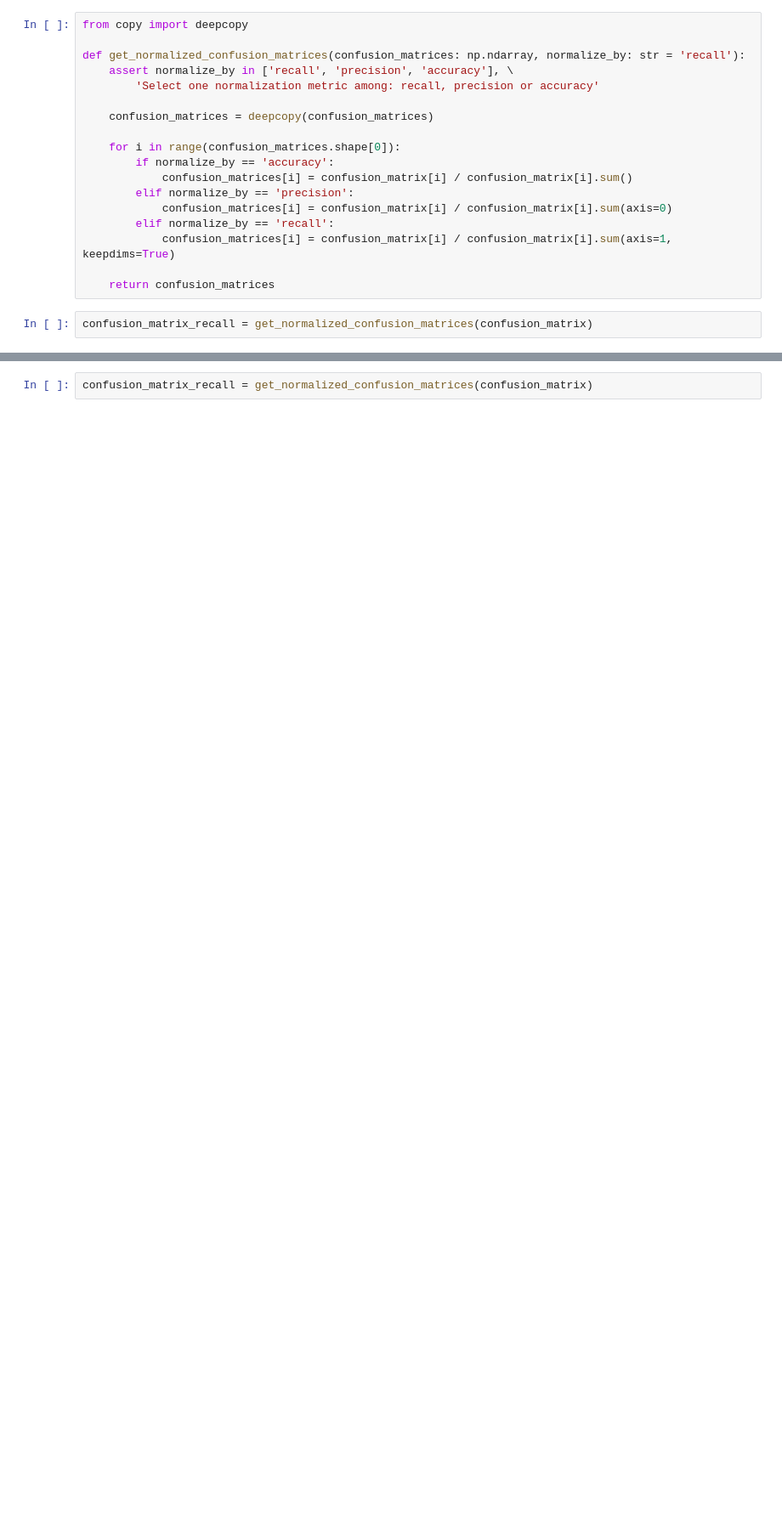
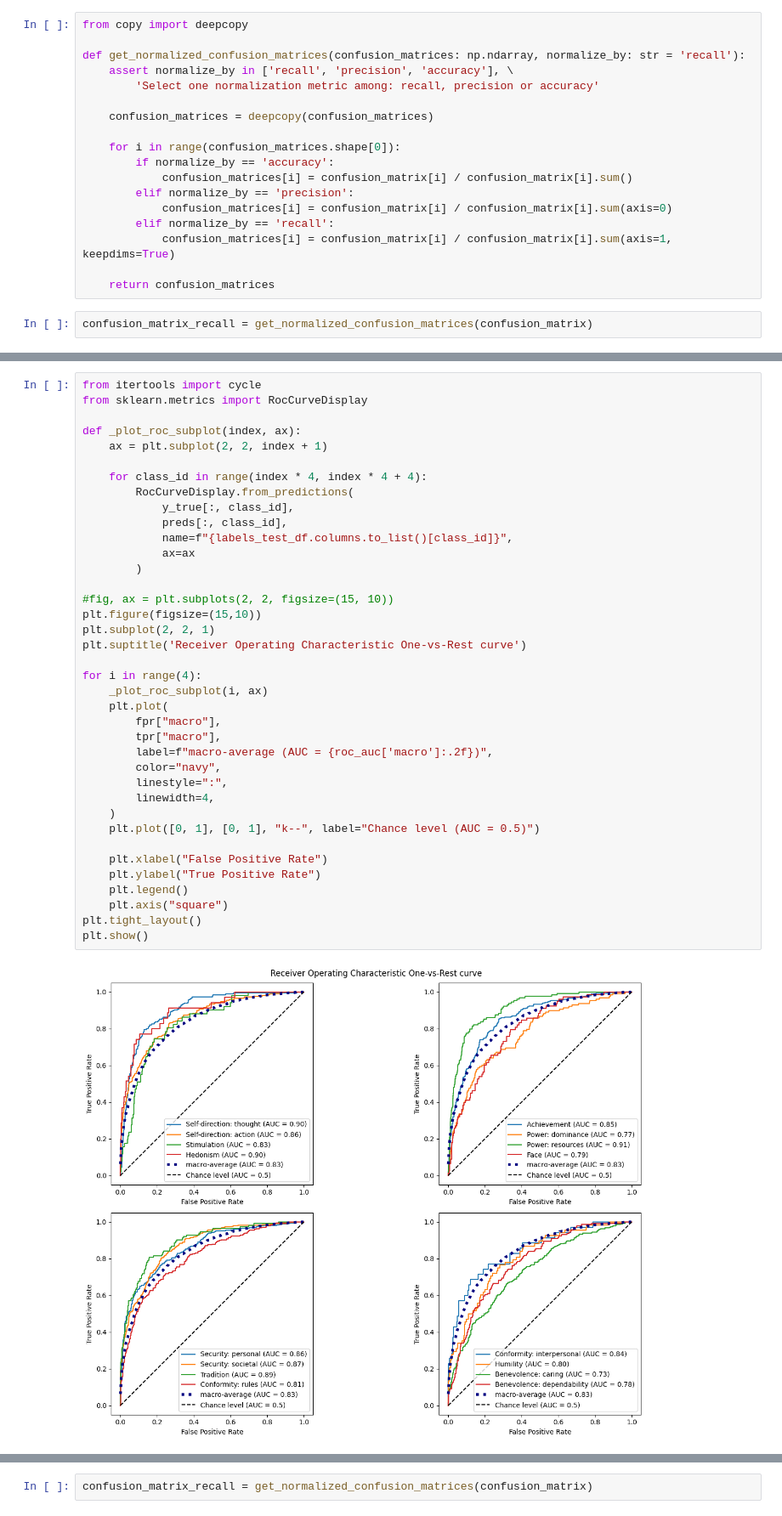
Before and after one commit to RiccardoSpolaor/NLP-project, a Jupyter notebook: src/main.ipynb, the cells around one changed output, grey strips where cells are left out. Shown at 85% size. Cells and saved outputs as stored; diff of their text form; blank space fills up the shorter version.

```diff
--- a/src/main.ipynb
+++ b/src/main.ipynb
@@ -1038,3 +1052,43 @@ plt.show()
+# %%
+from itertools import cycle
+from sklearn.metrics import RocCurveDisplay
+
+def _plot_roc_subplot(index, ax):
+    ax = plt.subplot(2, 2, index + 1)
+
+    for class_id in range(index * 4, index * 4 + 4):
+        RocCurveDisplay.from_predictions(
+            y_true[:, class_id],
+            preds[:, class_id],
+            name=f"{labels_test_df.columns.to_list()[class_id]}",
+            ax=ax
+        )
+
+#fig, ax = plt.subplots(2, 2, figsize=(15, 10))
+plt.figure(figsize=(15,10))
+plt.subplot(2, 2, 1)
+plt.suptitle('Receiver Operating Characteristic One-vs-Rest curve')
+
+for i in range(4):
+    _plot_roc_subplot(i, ax)
+    plt.plot(
+        fpr["macro"],
+        tpr["macro"],
+        label=f"macro-average (AUC = {roc_auc['macro']:.2f})",
+        color="navy",
+        linestyle=":",
+        linewidth=4,
+    )
+    plt.plot([0, 1], [0, 1], "k--", label="Chance level (AUC = 0.5)")
+
+    plt.xlabel("False Positive Rate")
+    plt.ylabel("True Positive Rate")
+    plt.legend()
+    plt.axis("square")
+plt.tight_layout()
+plt.show()
+# %% [output]
+[figure, added]
 # %%
 from sklearn.metrics import f1_score
 
```
Also changed, not shown: parts of 32 cells of this notebook.
